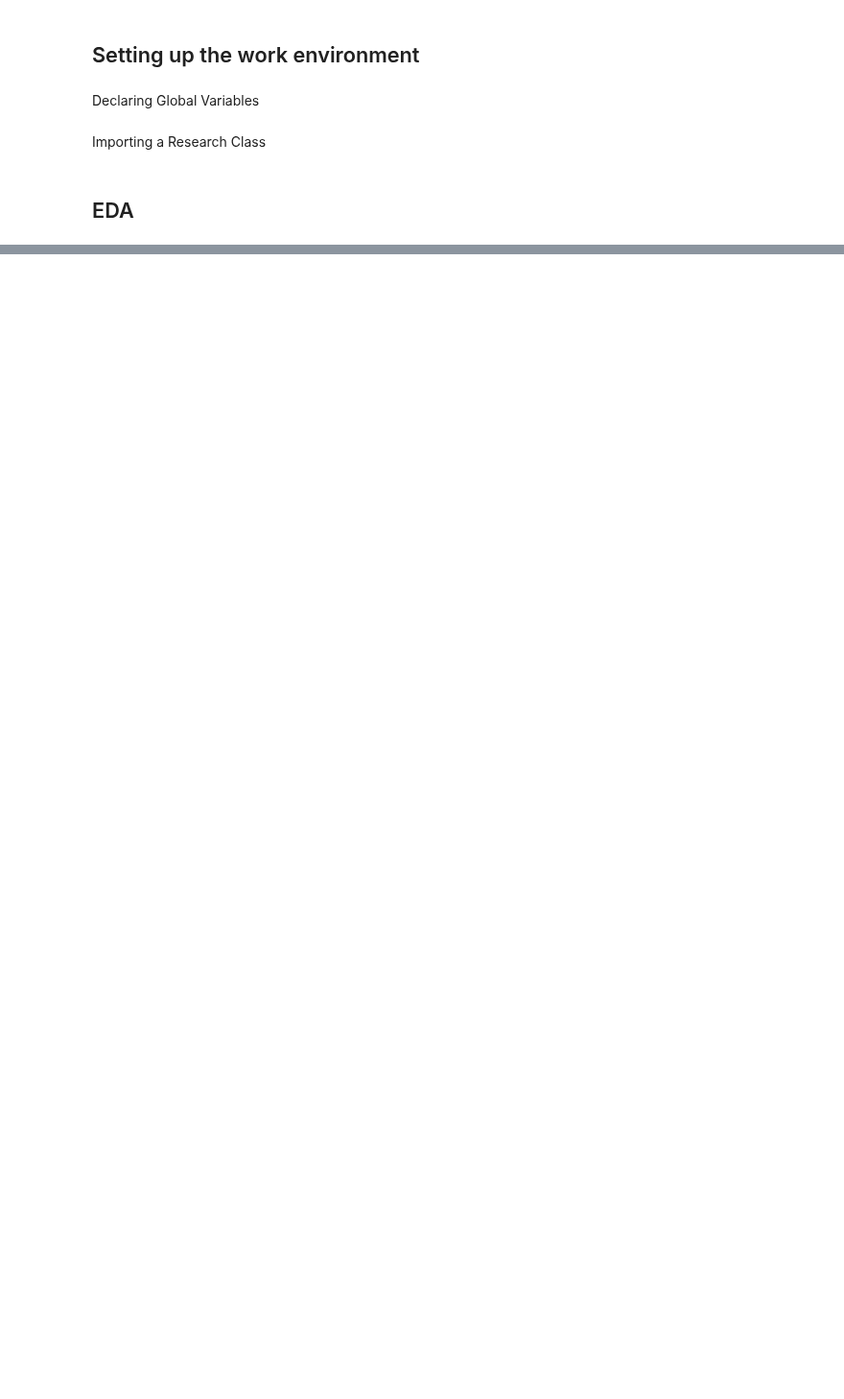
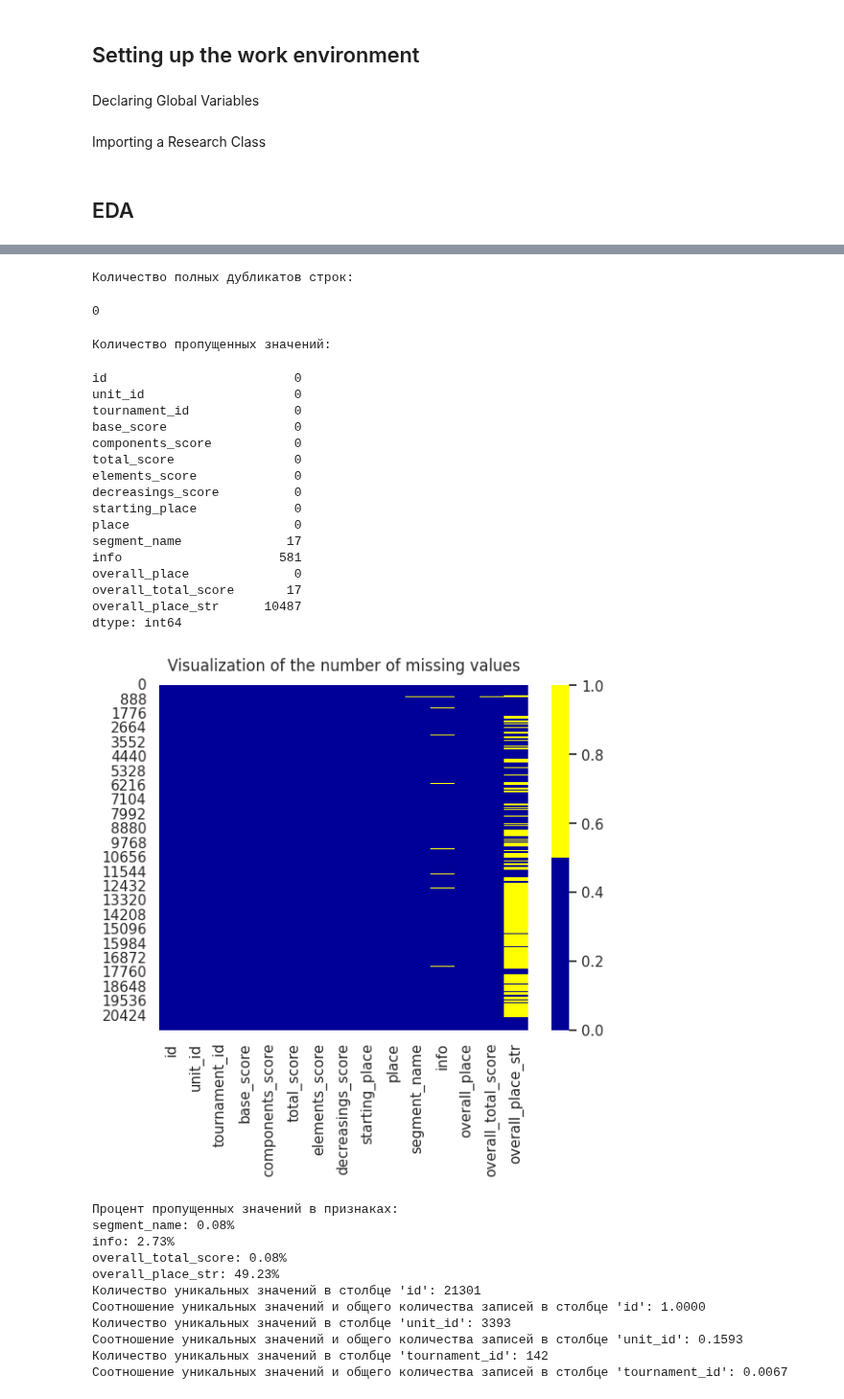
Before and after one commit to denis-42ds/elements_for_athletes, a Jupyter notebook: elements_searching.ipynb, the cells around one changed output, grey strips where cells are left out. Shown at 96% size. Drawn from its saved outputs; the diff is of its cells as text; code cells hidden in the pictures; blank space fills up the shorter version.

```diff
--- a/elements_searching.ipynb
+++ b/elements_searching.ipynb
@@ -81,0 +172,5 @@ from research_class import DatasetExplorer
+# %%
+scores_explorer = DatasetExplorer(SCORES_PATH)
+# %%
+scores_explorer.explore_dataset()
+# %% [output]
@@ -81,0 +200,31 @@ from research_class import DatasetExplorer
+Количество полных дубликатов строк:
+0
+Количество пропущенных значений:
+id                         0
+unit_id                    0
+tournament_id              0
+base_score                 0
+components_score           0
+total_score                0
+elements_score             0
+decreasings_score          0
+starting_place             0
+place                      0
+segment_name              17
+info                     581
+overall_place              0
+overall_total_score       17
+overall_place_str      10487
+dtype: int64
+[figure, added]
+Процент пропущенных значений в признаках:
+segment_name: 0.08%
+info: 2.73%
+overall_total_score: 0.08%
+overall_place_str: 49.23%
+Количество уникальных значений в столбце 'id': 21301
+Соотношение уникальных значений и общего количества записей в столбце 'id': 1.0000
+Количество уникальных значений в столбце 'unit_id': 3393
+Соотношение уникальных значений и общего количества записей в столбце 'unit_id': 0.1593
+Количество уникальных значений в столбце 'tournament_id': 142
+Соотношение уникальных значений и общего количества записей в столбце 'tournament_id': 0.0067
```
Also changed, not shown: parts of 17 cells of this notebook, 3 other files.
